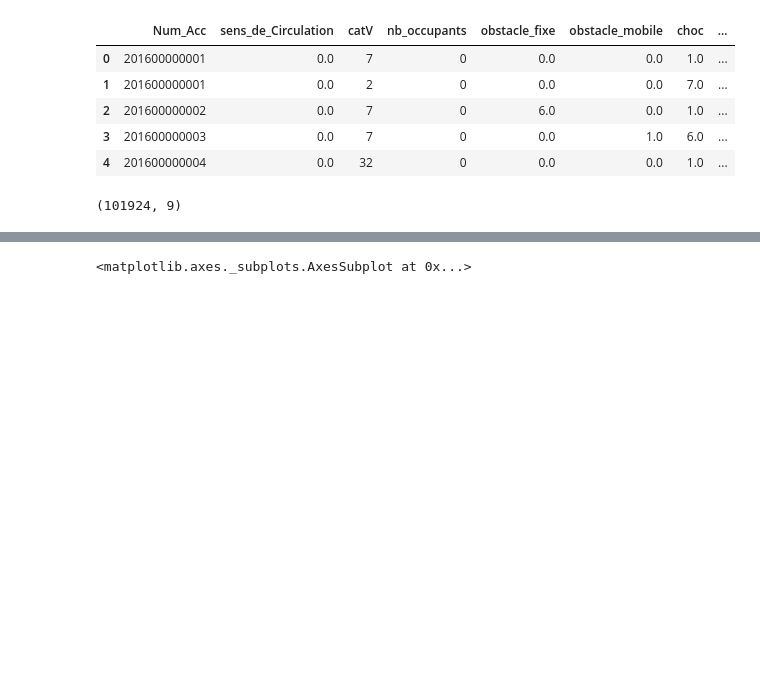
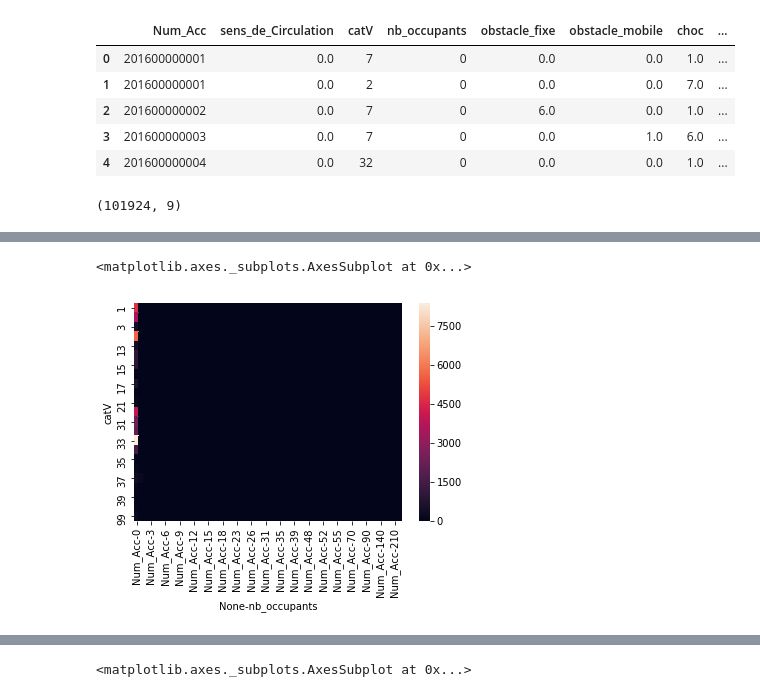
Before and after one commit to romainjouin/formation_python, a Jupyter notebook: accidents_corporels_de_la_circulation.ipynb, the cells around one changed output, grey strips where cells are left out. Cells and saved outputs as stored; diff of their text form; code cells hidden in the pictures; blank space fills up the shorter version.

```diff
--- a/accidents_corporels_de_la_circulation.ipynb
+++ b/accidents_corporels_de_la_circulation.ipynb
@@ -126,0 +149,6 @@ To https://github.com/romainjouin/formation_python
+# %%
+tab = vehicules_2016[vehicules_2016.catV!=7].pivot_table(index=["catV"],
+                           columns= ["nb_occupants"],
+                           values=["Num_Acc"],
+                           aggfunc="count",
+                           fill_value=0)
@@ -126,0 +169,5 @@ To https://github.com/romainjouin/formation_python
+# %%
+sns.heatmap(tab)
+# %% [output]
+<matplotlib.axes._subplots.AxesSubplot at 0x...>
+[figure, added]
```
Also changed, not shown: parts of 19 cells of this notebook.
